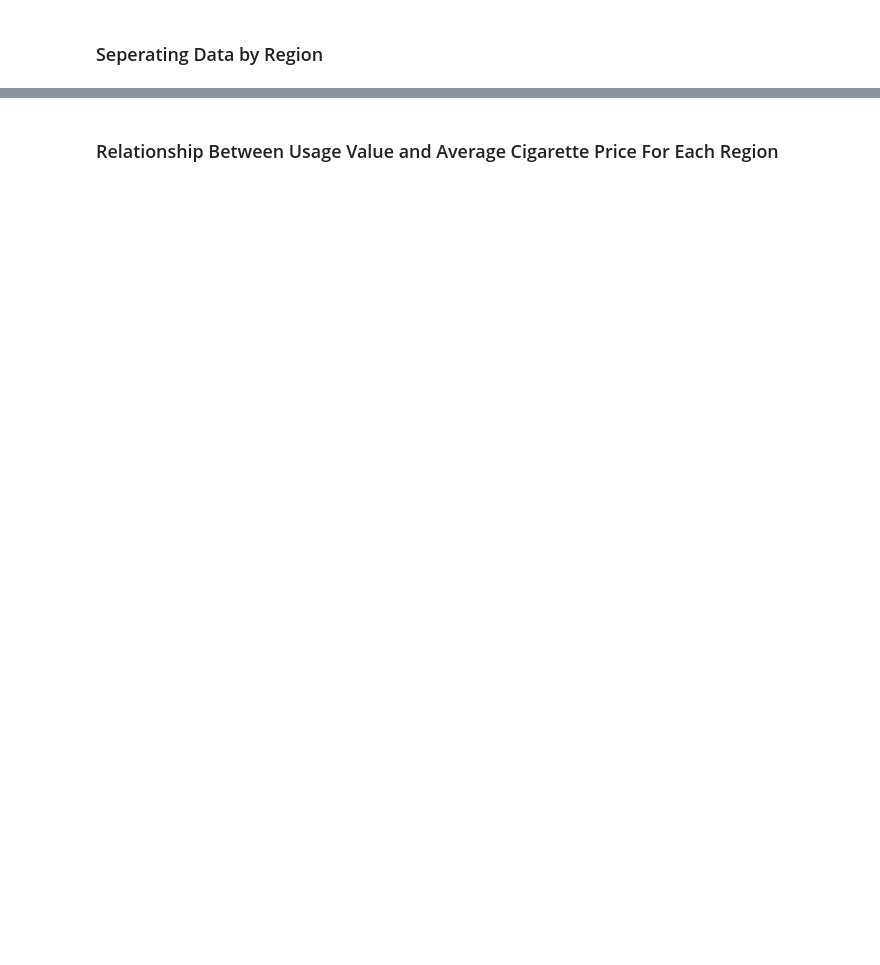
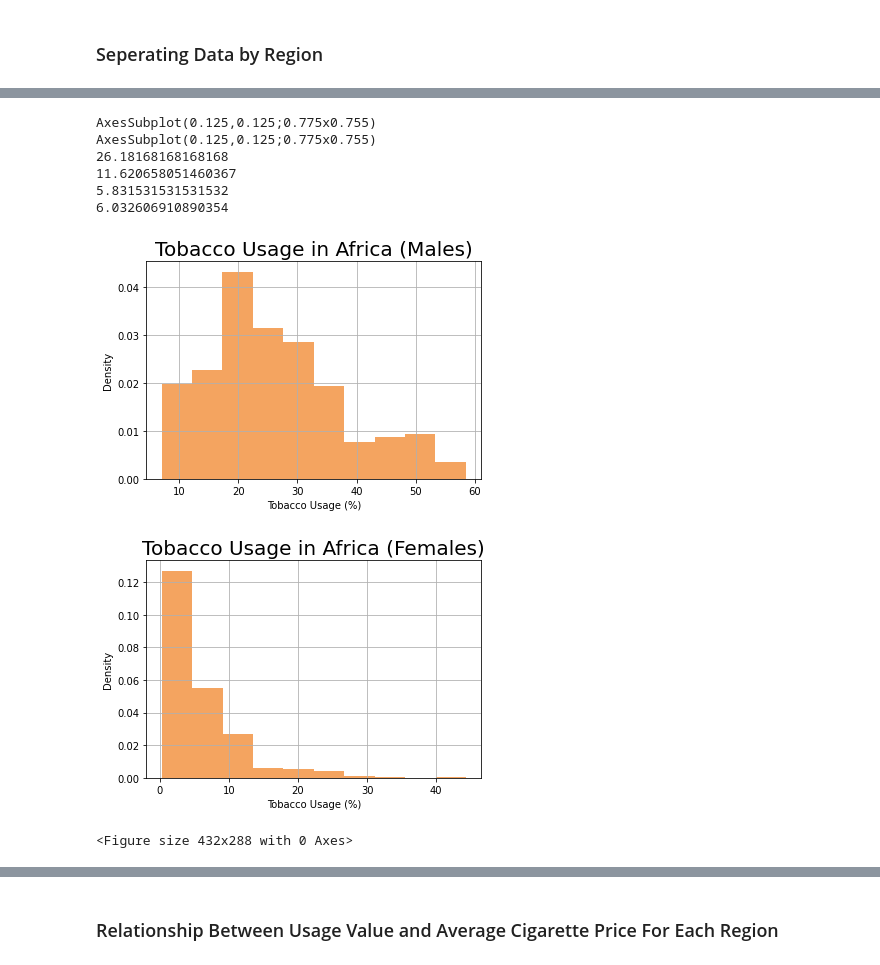
Before and after one commit to aidanwc2/Team_3, a Jupyter notebook: report.ipynb, the cells around one changed output, grey strips where cells are left out. Cells and saved outputs as stored; diff of their text form; code cells hidden in the pictures; blank space fills up the shorter version.

```diff
--- a/report.ipynb
+++ b/report.ipynb
@@ -106,0 +62,29 @@ AxesSubplot(0.125,0.125;0.775x0.755)
+# %%
+df_AfricaM = df_Africa[df_Africa["Gender"] == "Male"]
+df_AfricaF = df_Africa[df_Africa["Gender"] == "Female"]
+
+print(df_AfricaM["Value"].hist(density = True,color = 'sandybrown'))
+plt.title('Tobacco Usage in Africa (Males)', fontsize=20)
+plt.xlabel('Tobacco Usage (%)')
+plt.ylabel('Density')
+plt.figure()
+print(df_AfricaF["Value"].hist(density = True,color = 'sandybrown'))
+plt.title('Tobacco Usage in Africa (Females)', fontsize=20)
+plt.xlabel('Tobacco Usage (%)')
+plt.ylabel('Density')
+plt.figure()
+
+print(df_AfricaM["Value"].mean())
+print(df_AfricaM["Value"].std())
+print(df_AfricaF["Value"].mean())
+print(df_AfricaF["Value"].std())
+# %% [output]
+AxesSubplot(0.125,0.125;0.775x0.755)
+AxesSubplot(0.125,0.125;0.775x0.755)
+26.18168168168168
+11.620658051460367
+5.831531531531532
+6.032606910890354
+[figure, added]
+[figure, added]
+<Figure size 432x288 with 0 Axes>
```
Also changed, not shown: parts of 34 cells of this notebook, 4 other files.
